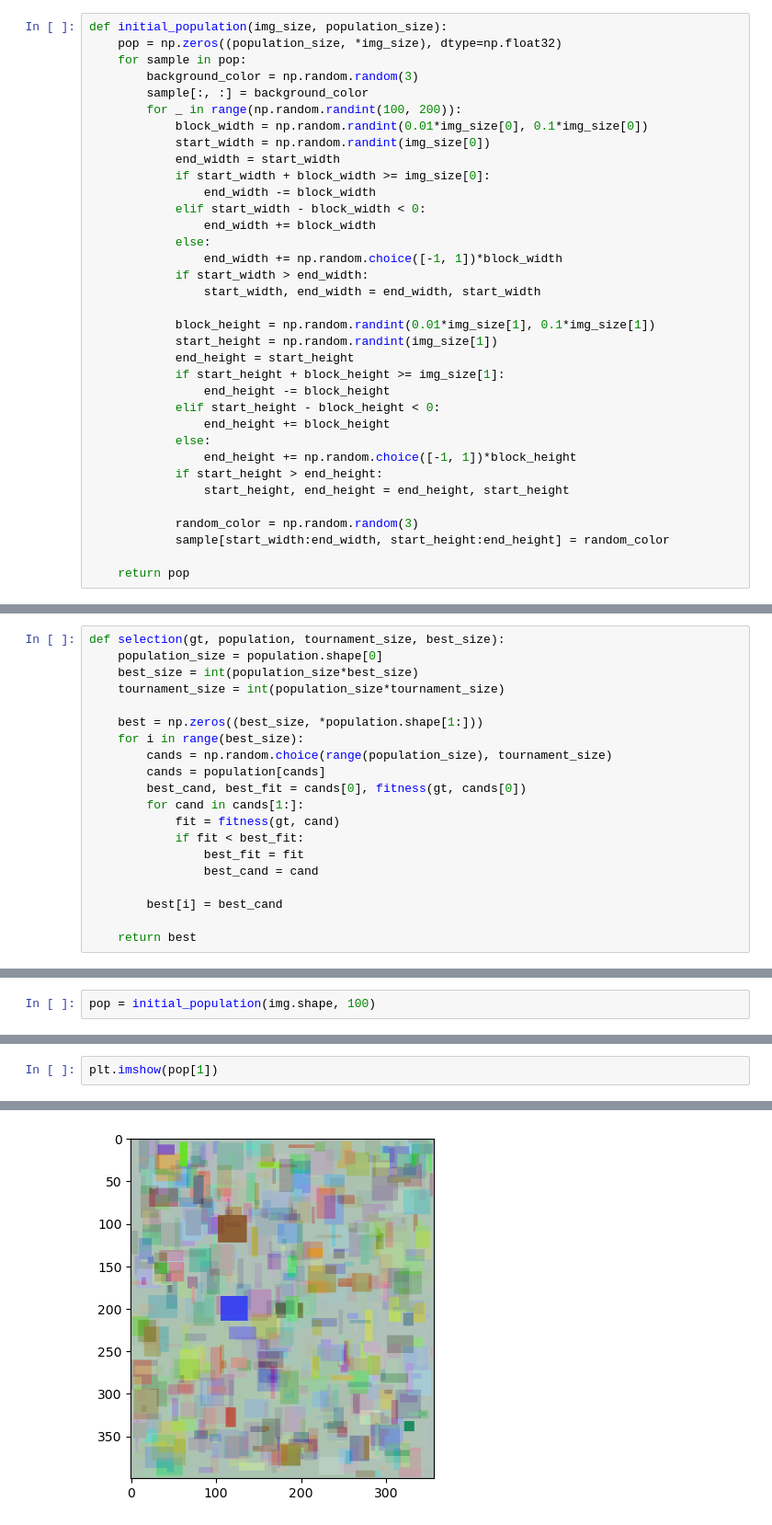
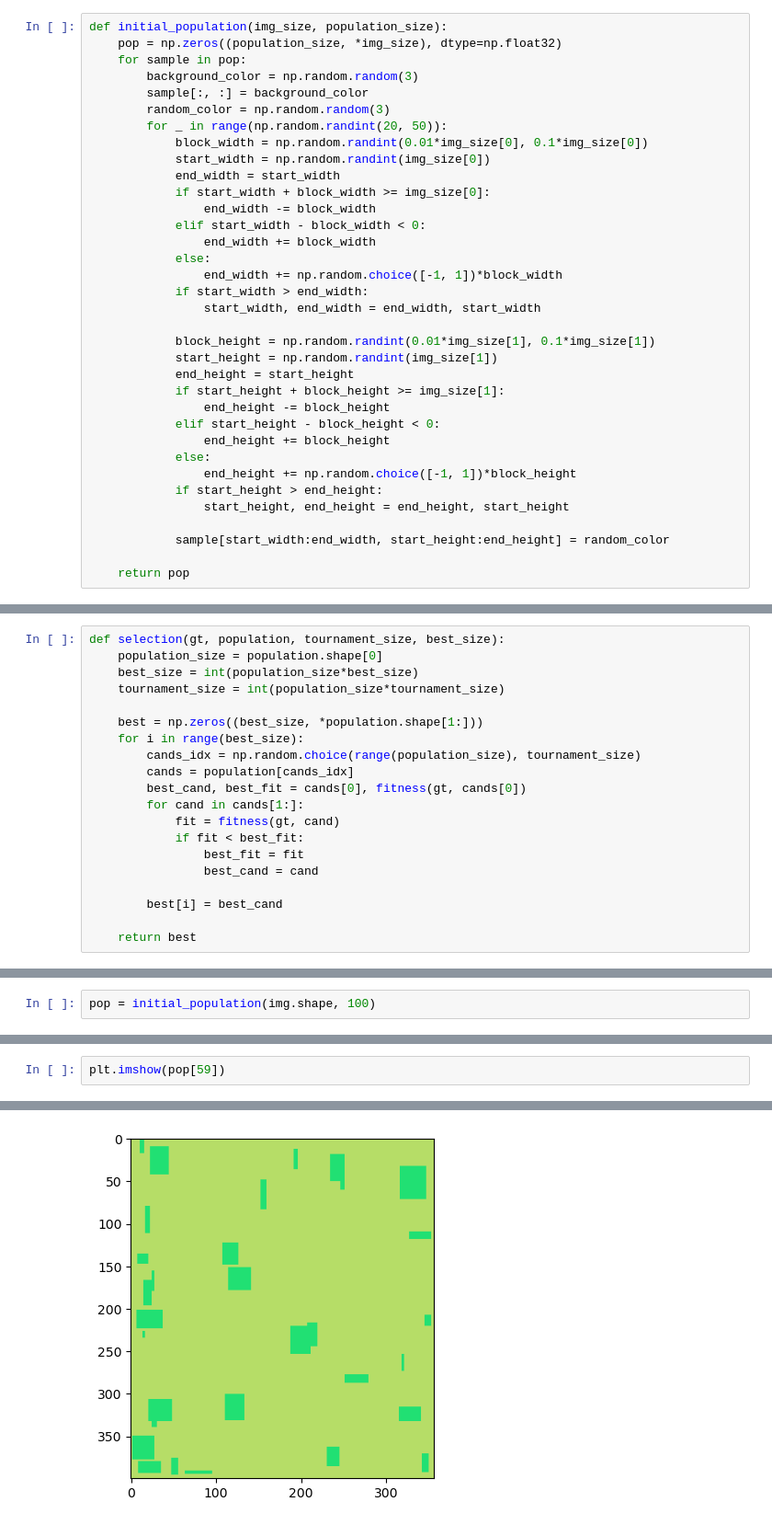
Before and after one commit to mhmdrz-mirdamadi/image-reconstruction-genetic-algorithm, a Jupyter notebook: main.ipynb, the cells around one changed output, grey strips where cells are left out. Shown at 92% size. Drawn from its saved outputs; the diff is of its cells as text.

```diff
--- a/main.ipynb
+++ b/main.ipynb
@@ -24,7 +24,8 @@ def initial_population(img_size, population_size):
     for sample in pop:
         background_color = np.random.random(3)
         sample[:, :] = background_color
-        for _ in range(np.random.randint(100, 200)):
+        random_color = np.random.random(3)
+        for _ in range(np.random.randint(20, 50)):
             block_width = np.random.randint(0.01*img_size[0], 0.1*img_size[0])
             start_width = np.random.randint(img_size[0])
             end_width = start_width
@@ -49,7 +50,6 @@ def initial_population(img_size, population_size):
             if start_height > end_height:
                 start_height, end_height = end_height, start_height
 
-            random_color = np.random.random(3)
             sample[start_width:end_width, start_height:end_height] = random_color
 
     return pop
@@ -69,8 +69,8 @@ def selection(gt, population, tournament_size, best_size):
 
     best = np.zeros((best_size, *population.shape[1:]))
     for i in range(best_size):
-        cands = np.random.choice(range(population_size), tournament_size)
-        cands = population[cands]
+        cands_idx = np.random.choice(range(population_size), tournament_size)
+        cands = population[cands_idx]
         best_cand, best_fit = cands[0], fitness(gt, cands[0])
         for cand in cands[1:]:
             fit = fitness(gt, cand)
@@ -162,5 +162,5 @@ for i in range(100):
 # %%
-plt.imshow(pop[1])
+plt.imshow(pop[59])
 # %% [output]
 <matplotlib.image.AxesImage at 0x...>
-[figure, old version]
+[figure, new version]
```
Also changed, not shown: parts of 2 cells of this notebook, 3 other files.
